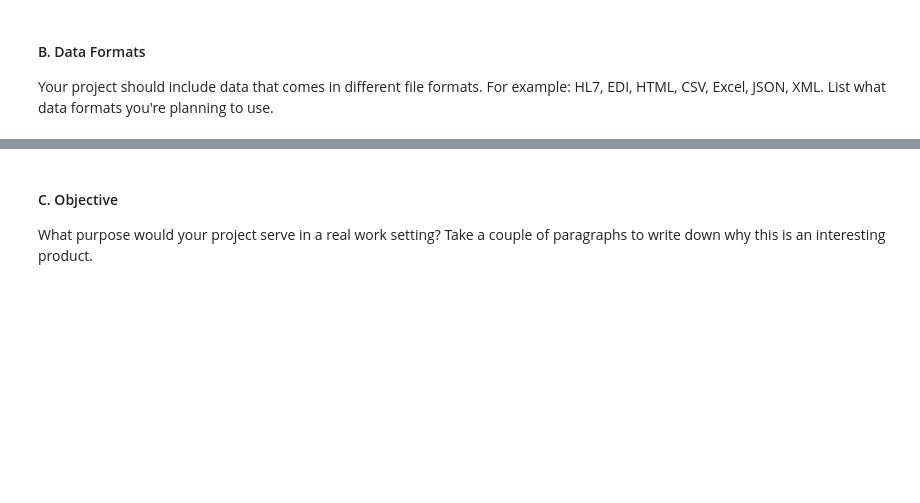
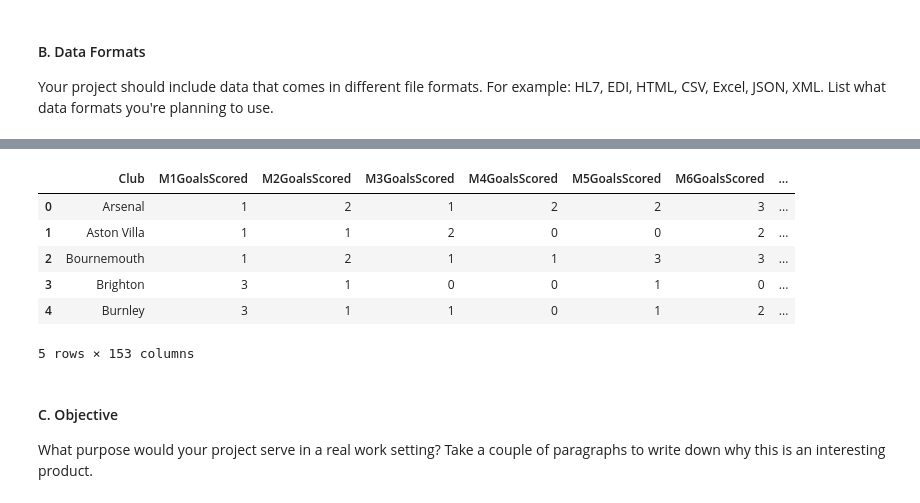
Before and after one commit to vkukkapalli1/HDS_5210_vsk, a Jupyter notebook: week11/week11_assignment.ipynb, the cells around one changed output, grey strips where cells are left out. Saved outputs shown, nothing was run; the diff lists cells and outputs as text; code cells hidden in the pictures; blank space fills up the shorter version.

```diff
--- a/week11/week11_assignment.ipynb
+++ b/week11/week11_assignment.ipynb
@@ -126,3 +156,17 @@ The files I found so far are CSV but, I created a JSON in our previous assignmen
+# %%
+import pandas as pd
+# for example
+df1 = pd.read_csv("https://raw.githubusercontent.com/tara-nguyen/english-premier-league-datasets-for-10-seasons/refs/heads/main/epldat10seasons/epl1920matchday-goals-shots.csv")
+# %%
+df1.head()
+# %% [output]
+|  | Club | M1GoalsScored | M2GoalsScored | M3GoalsScored | M4GoalsScored | M5GoalsScored | M6GoalsScored | ... |
+| 0 | Arsenal | 1 | 2 | 1 | 2 | 2 | 3 | ... |
+| 1 | Aston Villa | 1 | 1 | 2 | 0 | 0 | 2 | ... |
+| 2 | Bournemouth | 1 | 2 | 1 | 1 | 3 | 3 | ... |
+| 3 | Brighton | 3 | 1 | 0 | 0 | 1 | 0 | ... |
+| 4 | Burnley | 3 | 1 | 1 | 0 | 1 | 2 | ... |
+5 rows × 153 columns
 # %% [markdown]
 #### C. Objective
 
```
Also changed, not shown: parts of 5 cells of this notebook.
